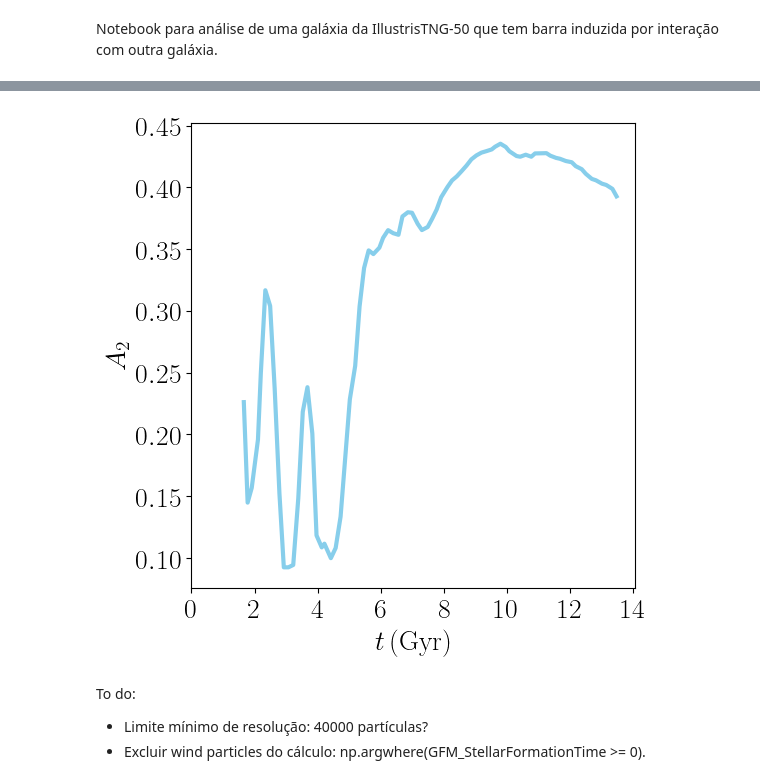
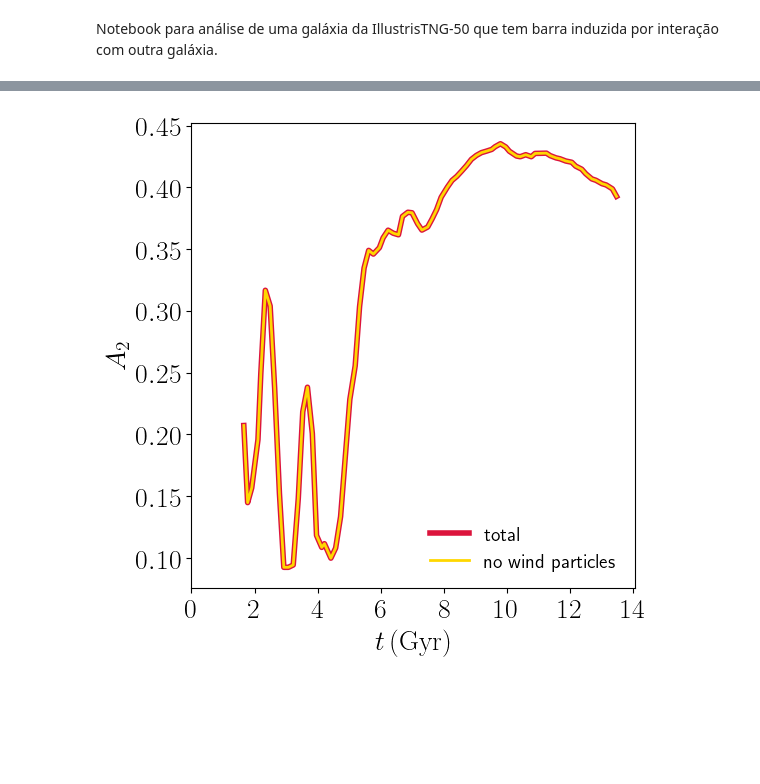
Before and after one commit to AndressaWille/astronomia, a Jupyter notebook: tidally induced bar/bar_strength.ipynb, the cells around one changed output, grey strips where cells are left out. Drawn from its saved outputs; the diff is of its cells as text; code cells hidden in the pictures; blank space fills up the shorter version.

```diff
--- a/tidally induced bar/bar_strength.ipynb
+++ b/tidally induced bar/bar_strength.ipynb
@@ -20,4 +26,6 @@ n_snapshots = 100
 # %%
 time = np.empty(n_snapshots)
 A2 = np.empty(n_snapshots)
+A2_ = np.empty(n_snapshots)
 n = np.empty(n_snapshots)
+buckling = np.empty(n_snapshots)
@@ -60,6 +72,5 @@ print(n)
 # %%
-#força da barra
-for j in range (21, n_snapshots):
+for j in range (2, n_snapshots):
     index = str(j).zfill(3)
     snapshot = path + f'snapshot{index}.hdf5'
 
@@ -69,7 +80,7 @@ for j in range (21, n_snapshots):
     #tempo
     time[j] = f['Header'].attrs['Time']
 
-    #ler info estrelas e corrigir posição
+    #ler info estrelas
     f_star = f['PartType4']
 
     x_star = np.array(f_star['Coordinates'][:,0])
@@ -78,7 +89,7 @@ for j in range (21, n_snapshots):
     m_star = np.array(f_star['Masses'])
 
     #excluindo wind particles
-    cond = np.argwhere(np.array(f_star['GFM_StellarFormationTime']) >= 0)
+    cond = np.argwhere(np.array(f_star['GFM_StellarFormationTime']) >= 0).flatten()
     x_star2 = x_star[cond]
     y_star2 = y_star[cond]
     z_star2 = z_star[cond]
@@ -87,4 +98,5 @@ for j in range (21, n_snapshots):
     #calcular força da barra
     A2[j] = bar_strength(m=m_star, x=x_star, y=y_star, Rmax=6.0, Nbins=30, n_snapshots=n_snapshots)
 
-    #A2[j] = bar_strength(m=m_star2, x=x_star2, y=y_star2, Rmax=6.0, Nbins=30, n_snapshots=n_snapshots)
+    #calcular força da barra - sem wind particles
+    A2_[j] = bar_strength(m=m_star2, x=x_star2, y=y_star2, Rmax=6.0, Nbins=30, n_snapshots=n_snapshots)
@@ -123,18 +116,15 @@ plt.tight_layout()
 # %%
 A2_smooth = savgol_filter(A2, window_length=6, polyorder=3)
+A2_smooth_ = savgol_filter(A2, window_length=6, polyorder=3)
 
 plt.figure(figsize=[6,6])
-plt.plot(time[22:], A2_smooth[22:], color='skyblue', lw=3, label='')#, $20\%$ bulge')
+plt.plot(time[22:], A2_smooth[22:], color='crimson', lw=4, label='total')
+plt.plot(time[22:], A2_smooth_[22:], color='gold', lw=2, label='no wind particles')
 plt.xlabel('$t \, \mathrm{(Gyr)}$')#, fontsize=15)
 plt.ylabel('$A_2$')#, fontsize=15)
-#plt.legend(loc='lower right', frameon=False, fontsize=14)
+plt.legend(loc='lower right', frameon=False, fontsize=14)
 plt.xticks([0.0, 2.0, 4.0, 6.0, 8.0, 10.0, 12.0, 14.0])
 plt.tight_layout()
-plt.savefig('a2-suave.png')
+#plt.savefig('a2-comp-suave.png')
 # %% [output]
-[figure, old version]
+[figure, new version]
-# %% [markdown]
-To do:
-
-- Limite mínimo de resolução: 40000 partículas?
-- Excluir wind particles do cálculo: np.argwhere(GFM_StellarFormationTime >= 0).
```
Also changed, not shown: parts of 15 cells of this notebook.
